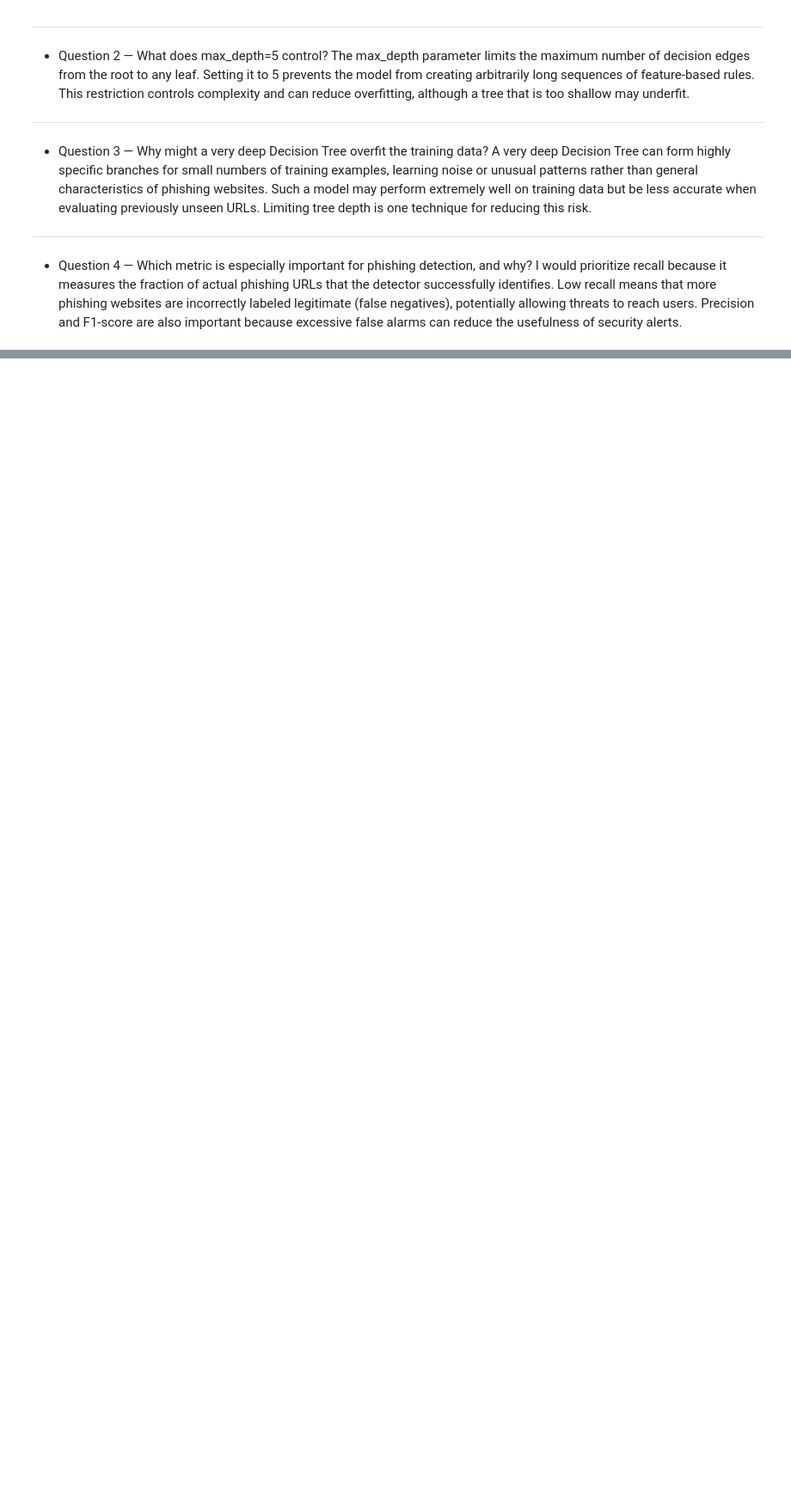
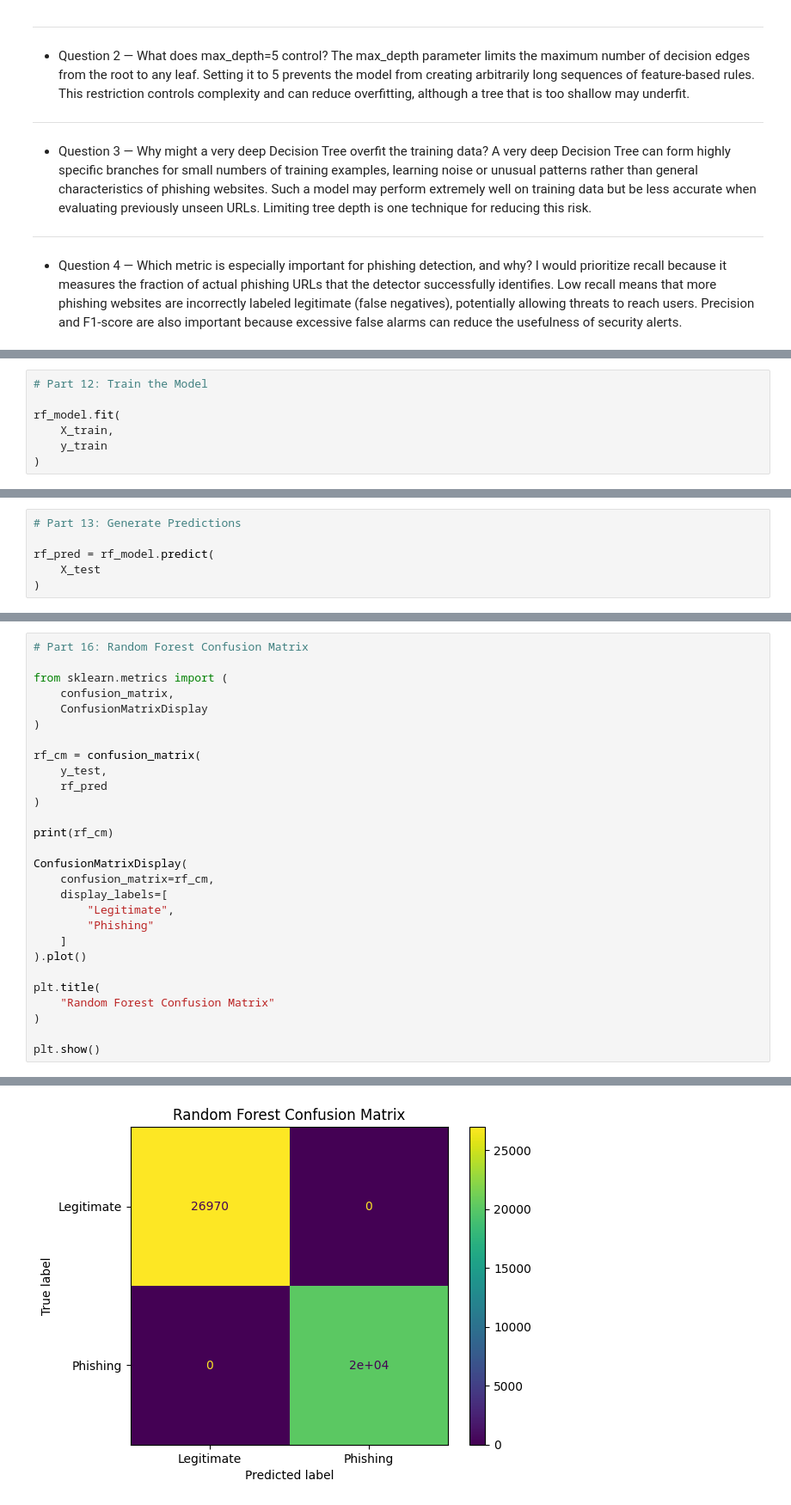
Before and after one commit to shawnw440/CS-6625-Machine-Learning-Based-Phishing-URL-Detection, a Jupyter notebook: CS6625_Phishing_Detection_Walker.ipynb, the cells around one changed output, grey strips where cells are left out. Shown at 86% size. Drawn from its saved outputs; the diff is of its cells as text; blank space fills up the shorter version.

```diff
--- a/CS6625_Phishing_Detection_Walker.ipynb
+++ b/CS6625_Phishing_Detection_Walker.ipynb
@@ -1002,0 +1017,7 @@ I would prioritize recall because it measures the fraction of actual phishing UR
+# %%
+# Part 12: Train the Model
+
+rf_model.fit(
+    X_train,
+    y_train
+)
@@ -1002,0 +1026,6 @@ I would prioritize recall because it measures the fraction of actual phishing UR
+# %%
+# Part 13: Generate Predictions
+
+rf_pred = rf_model.predict(
+    X_test
+)
@@ -1002,0 +1099,29 @@ I would prioritize recall because it measures the fraction of actual phishing UR
+# %%
+# Part 16: Random Forest Confusion Matrix
+
+from sklearn.metrics import (
+    confusion_matrix,
+    ConfusionMatrixDisplay
+)
+
+rf_cm = confusion_matrix(
+    y_test,
+    rf_pred
+)
+
+print(rf_cm)
+
+ConfusionMatrixDisplay(
+    confusion_matrix=rf_cm,
+    display_labels=[
+        "Legitimate",
+        "Phishing"
+    ]
+).plot()
+
+plt.title(
+    "Random Forest Confusion Matrix"
+)
+
+plt.show()
+# %% [output]
@@ -1002,0 +1130 @@ I would prioritize recall because it measures the fraction of actual phishing UR
+[figure, added]
```
Also changed, not shown: parts of 30 cells of this notebook.
